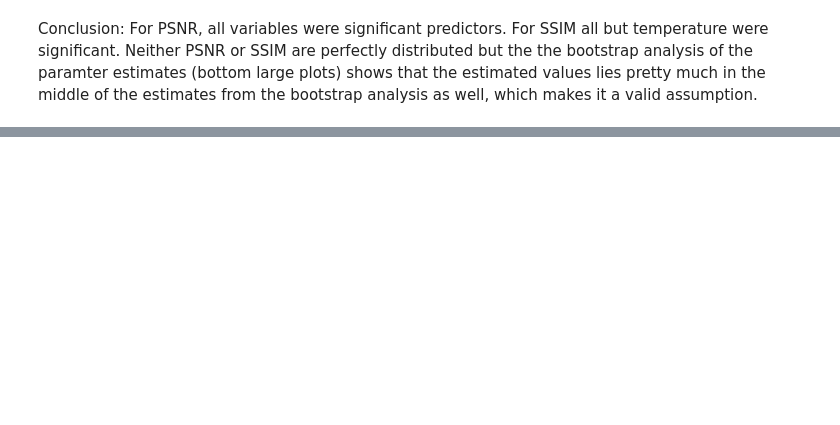
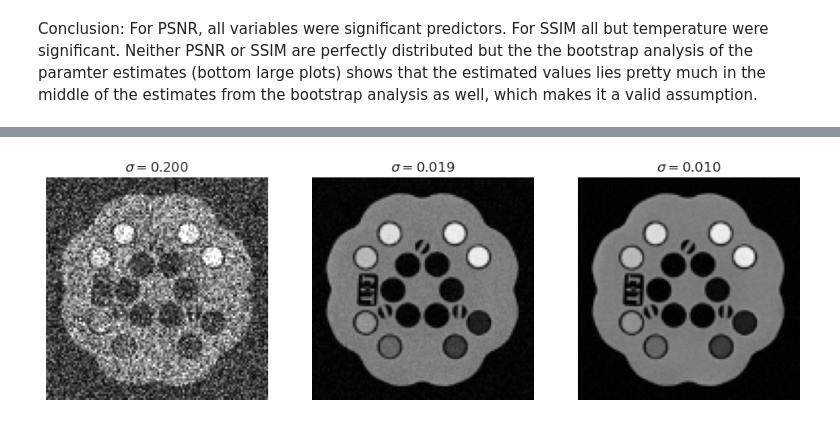
Before and after one commit to UNITY-Physics/unity_qa_paper, a Jupyter notebook: notebooks/PSNR.ipynb, the cells around one changed output, grey strips where cells are left out. Saved outputs shown, nothing was run; the diff lists cells and outputs as text; code cells hidden in the pictures; blank space fills up the shorter version.

```diff
--- a/notebooks/PSNR.ipynb
+++ b/notebooks/PSNR.ipynb
@@ -464,0 +473,4 @@ Conclusion: For PSNR, all variables were significant predictors. For SSIM all bu
+# %%
+def add_rician_noise(data, sd, rng):
+    noise = rng.normal(0, sd, [*data.shape, 2])
+    return np.sqrt( abs(data + noise[...,0])**2 + abs(1j*noise[...,1])**2)
@@ -464,0 +521,14 @@ Conclusion: For PSNR, all variables were significant predictors. For SSIM all bu
+# %%
+rng = np.random.default_rng(seed=42)
+n_noise = 50
+noise_levels = np.linspace(5,100, num=n_noise)
+ns = noise_levels[[0,n_noise//2, n_noise-1]]
+
+fig, axes = plt.subplots(1,3,figsize=(12,4))
+for i in range(len(ns)):
+    img1 = add_rician_noise(data_rs, 1/ns[i], rng)
+    axes[i].imshow(img1[:,:,20], vmin=0, vmax=1, cmap='gray')
+    axes[i].set_title(fr'$\sigma={1/ns[i]:.3f}$')
+    axes[i].axis('off')
+# %% [output]
+[figure, added]
```
Also changed, not shown: parts of 9 cells of this notebook.
